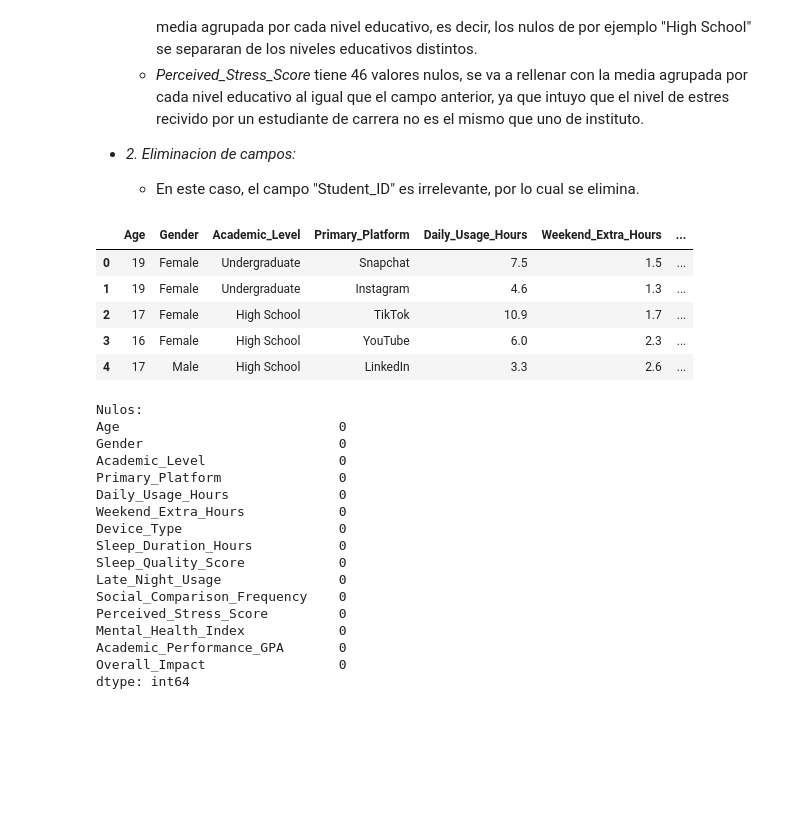
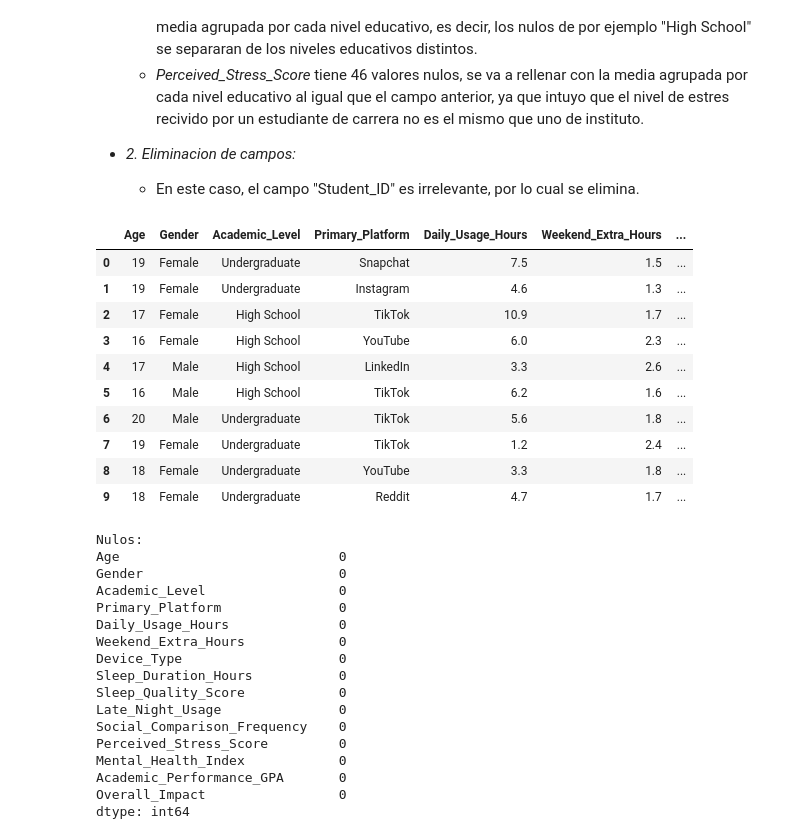
Before and after one commit to SLOPTRI/Student-Social-Media-Impact-ML, a Jupyter notebook: main.ipynb, the cells around one changed output. Cells and saved outputs as stored; diff of their text form; code cells hidden in the pictures; blank space fills up the shorter version.

```diff
--- a/main.ipynb
+++ b/main.ipynb
@@ -59,25 +59,30 @@ dtype: int64
 # %%
 # Rellenado de nulos segun nivel educativo
 df['Academic_Performance_GPA'] = df['Academic_Performance_GPA'].fillna(
     df.groupby('Academic_Level')['Academic_Performance_GPA'].transform('median'))
 
 df['Perceived_Stress_Score'] = df['Perceived_Stress_Score'].fillna(
     df.groupby('Academic_Level')['Perceived_Stress_Score'].transform('median'))
 
 
 # Borrado de "Student_ID"
 df = df.drop(columns='Student_ID')
 
 # Se imprime el dataset para verificar cambios.
-display(df.head())
+display(df.head(10))
 print(f"Nulos: \n{df.isnull().sum()}")
 # %% [output]
 |  | Age | Gender | Academic_Level | Primary_Platform | Daily_Usage_Hours | Weekend_Extra_Hours | ... |
 | 0 | 19 | Female | Undergraduate | Snapchat | 7.5 | 1.5 | ... |
 | 1 | 19 | Female | Undergraduate | Instagram | 4.6 | 1.3 | ... |
 | 2 | 17 | Female | High School | TikTok | 10.9 | 1.7 | ... |
 | 3 | 16 | Female | High School | YouTube | 6.0 | 2.3 | ... |
 | 4 | 17 | Male | High School | LinkedIn | 3.3 | 2.6 | ... |
+| 5 | 16 | Male | High School | TikTok | 6.2 | 1.6 | ... |
+| 6 | 20 | Male | Undergraduate | TikTok | 5.6 | 1.8 | ... |
+| 7 | 19 | Female | Undergraduate | TikTok | 1.2 | 2.4 | ... |
+| 8 | 18 | Female | Undergraduate | YouTube | 3.3 | 1.8 | ... |
+| 9 | 18 | Female | Undergraduate | Reddit | 4.7 | 1.7 | ... |
 Nulos:
 Age                            0
 Gender                         0
```
Also changed, not shown: parts of 8 cells of this notebook.
